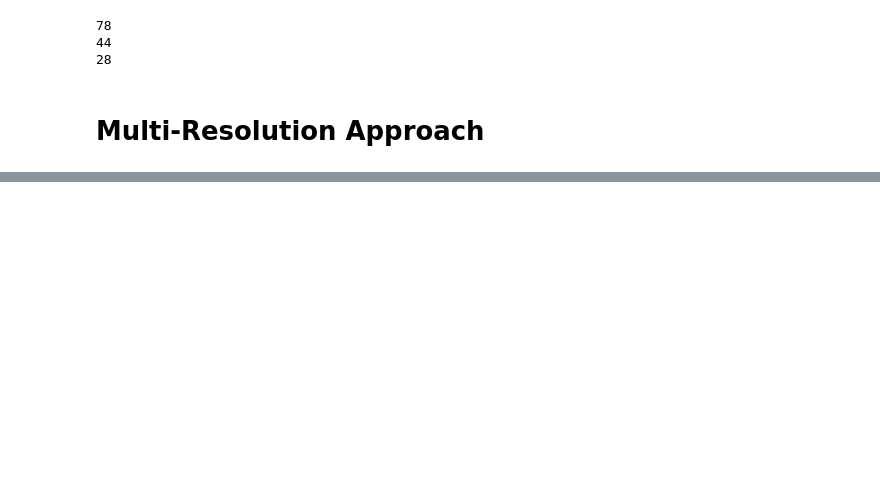
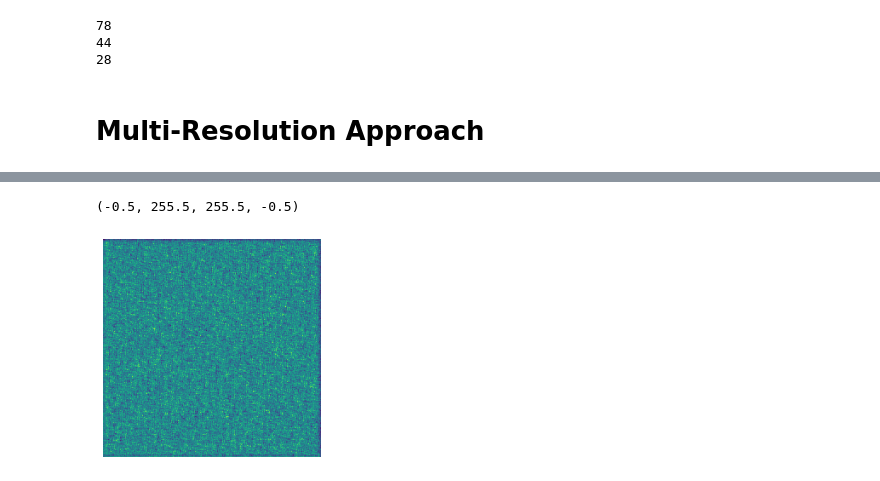
Before and after one commit to Chiffaa/Glacier-lakes-detection-using-multi-resolution-input-channels, a Jupyter notebook: tf_demo.ipynb, the cells around one changed output, grey strips where cells are left out. Saved outputs shown, nothing was run; the diff lists cells and outputs as text; code cells hidden in the pictures; blank space fills up the shorter version.

Commit message:
Pyramid approach added

```diff
--- a/tf_demo.ipynb
+++ b/tf_demo.ipynb
@@ -422,37 +346,11 @@ res = unet(image)
-# %%
-def pyramid_unet(input_shape, num_scales):
-    input_layers = []
-    output_layers = []
-
-    # Create input and output layers for each scale
-    for scale in range(num_scales):
-        scale_factor = 2 ** scale
-        scaled_shape = (input_shape[0] // scale_factor, input_shape[1] // scale_factor, input_shape[2])
-        input_layer = Input(scaled_shape)
-        model = build_unet(scaled_shape)
-        output_layer = model(input_layer)
-
-        input_layers.append(input_layer)
-        output_layers.append(output_layer)
-
-    for scale in range(num_scales):
-        i = 0
-        while i < scale:
-            output_layers[scale] = UpSampling2D(size=(2, 2))(output_layers[scale])
-            i += 1
-
-
-    merged = Concatenate()(output_layers)
-
-    # Final convolutional layer
-    output = Conv2D(1, 1, activation='sigmoid')(merged)
-
-    model = Model(inputs=input_layers, outputs=output)
-    return model
 # %%
-p_unet = pyramid_unet((256, 256, 3), 3)
-
-p_res = p_unet(image)
+p_unet = pyramid_unet((256, 256, 3), 3, model='unet_256')
+p_res = p_unet(inputs=image)
+plt.imshow(p_res[0])
+plt.axis("off")
+# %% [output]
+(-0.5, 255.5, 255.5, -0.5)
+[figure, added]
 # %%
 def divide_image(img, lbl, output_size):
     images = []
```
Also changed, not shown: parts of 21 cells of this notebook, 4 other files.
